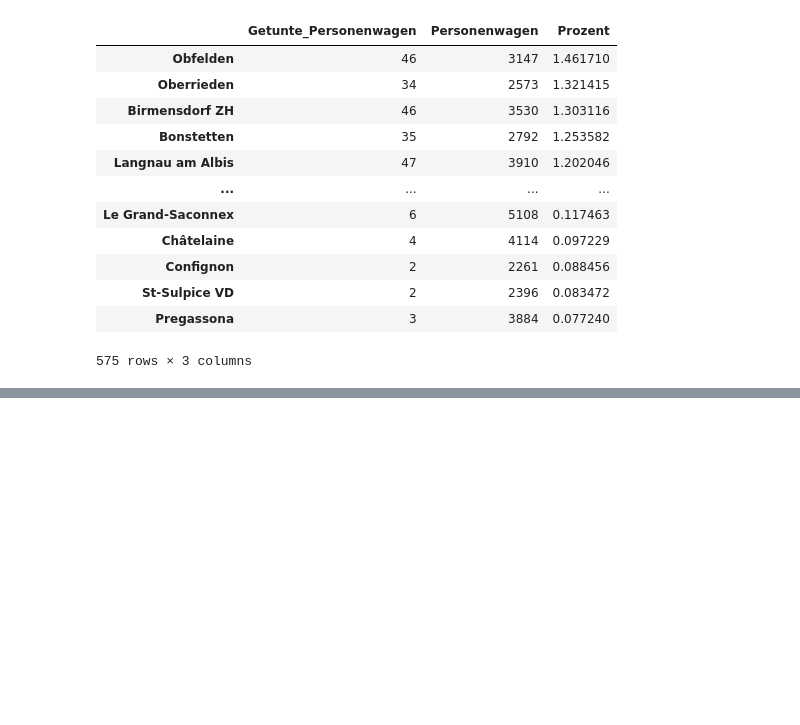
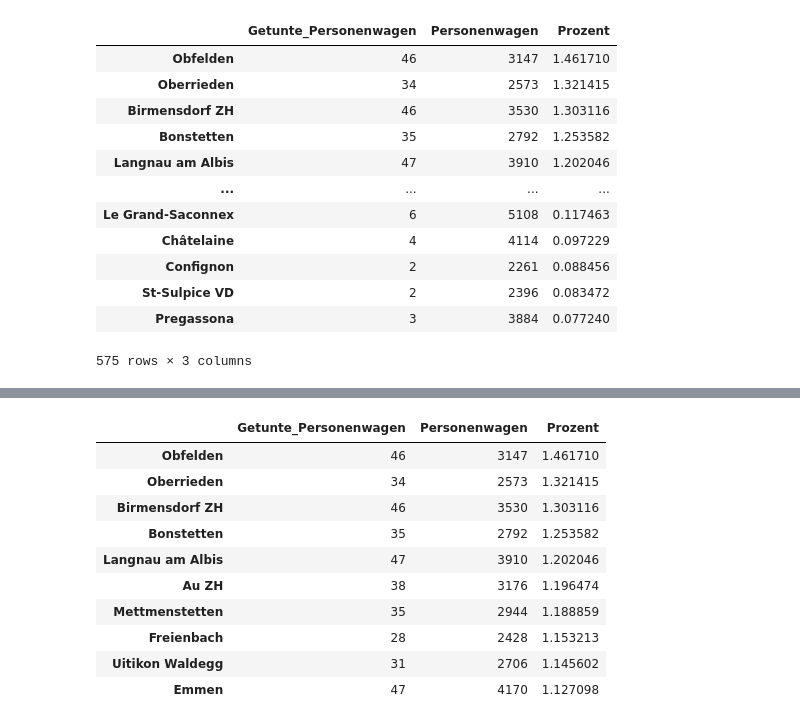
Before and after one commit to ErichBuergler/tuning, a Jupyter notebook: astra_tuning.ipynb, the cells around one changed output, grey strips where cells are left out. Cells and saved outputs as stored; diff of their text form; code cells hidden in the pictures; blank space fills up the shorter version.

```diff
--- a/astra_tuning.ipynb
+++ b/astra_tuning.ipynb
@@ -709,0 +710,14 @@ df_clean['Prozent'].mean()
+# %%
+df_clean.sort_values(by='Prozent', ascending = False).head(10)
+# %% [output]
+|  | Getunte_Personenwagen | Personenwagen | Prozent |
+| Obfelden | 46 | 3147 | 1.461710 |
+| Oberrieden | 34 | 2573 | 1.321415 |
+| Birmensdorf ZH | 46 | 3530 | 1.303116 |
+| Bonstetten | 35 | 2792 | 1.253582 |
+| Langnau am Albis | 47 | 3910 | 1.202046 |
+| Au ZH | 38 | 3176 | 1.196474 |
+| Mettmenstetten | 35 | 2944 | 1.188859 |
+| Freienbach | 28 | 2428 | 1.153213 |
+| Uitikon Waldegg | 31 | 2706 | 1.145602 |
+| Emmen | 47 | 4170 | 1.127098 |
```
Also changed, not shown: parts of 5 cells of this notebook.
